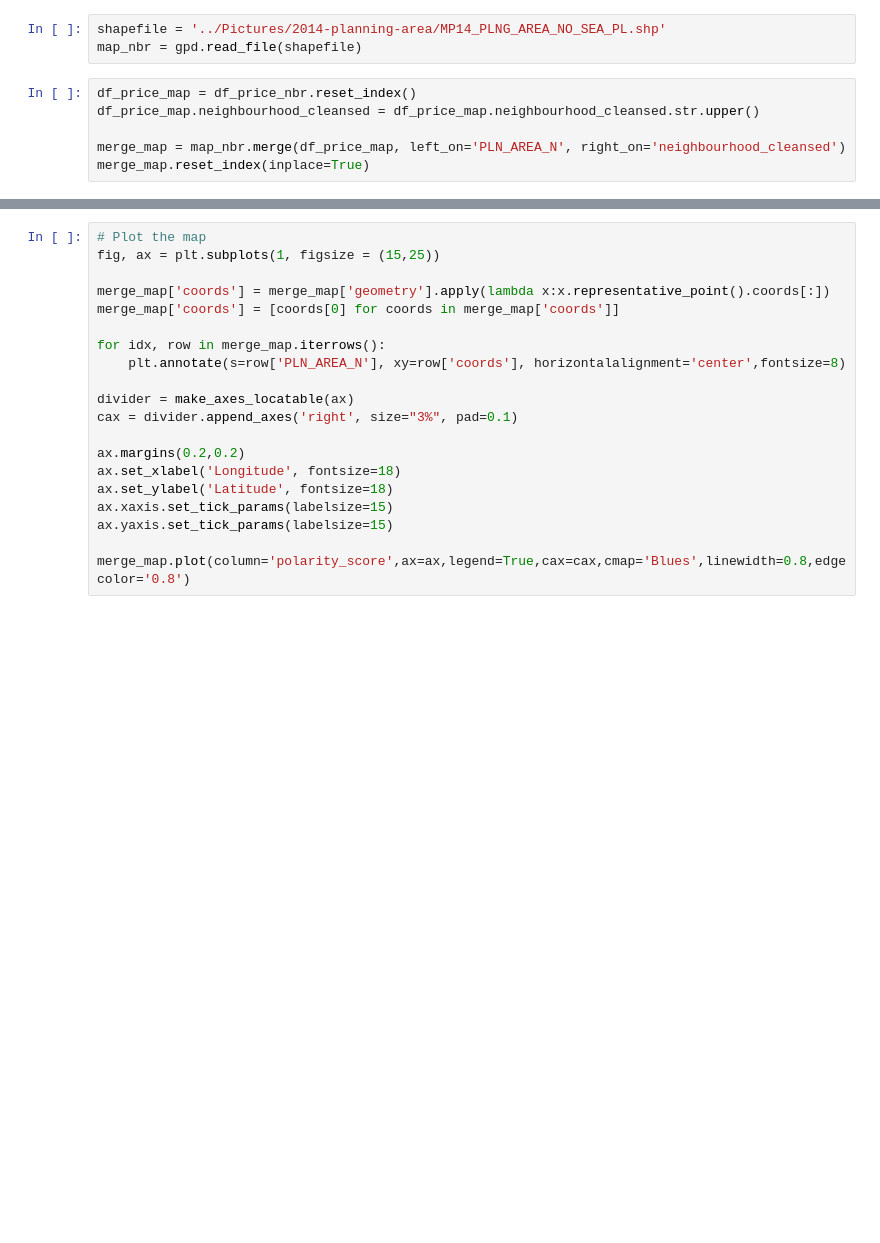
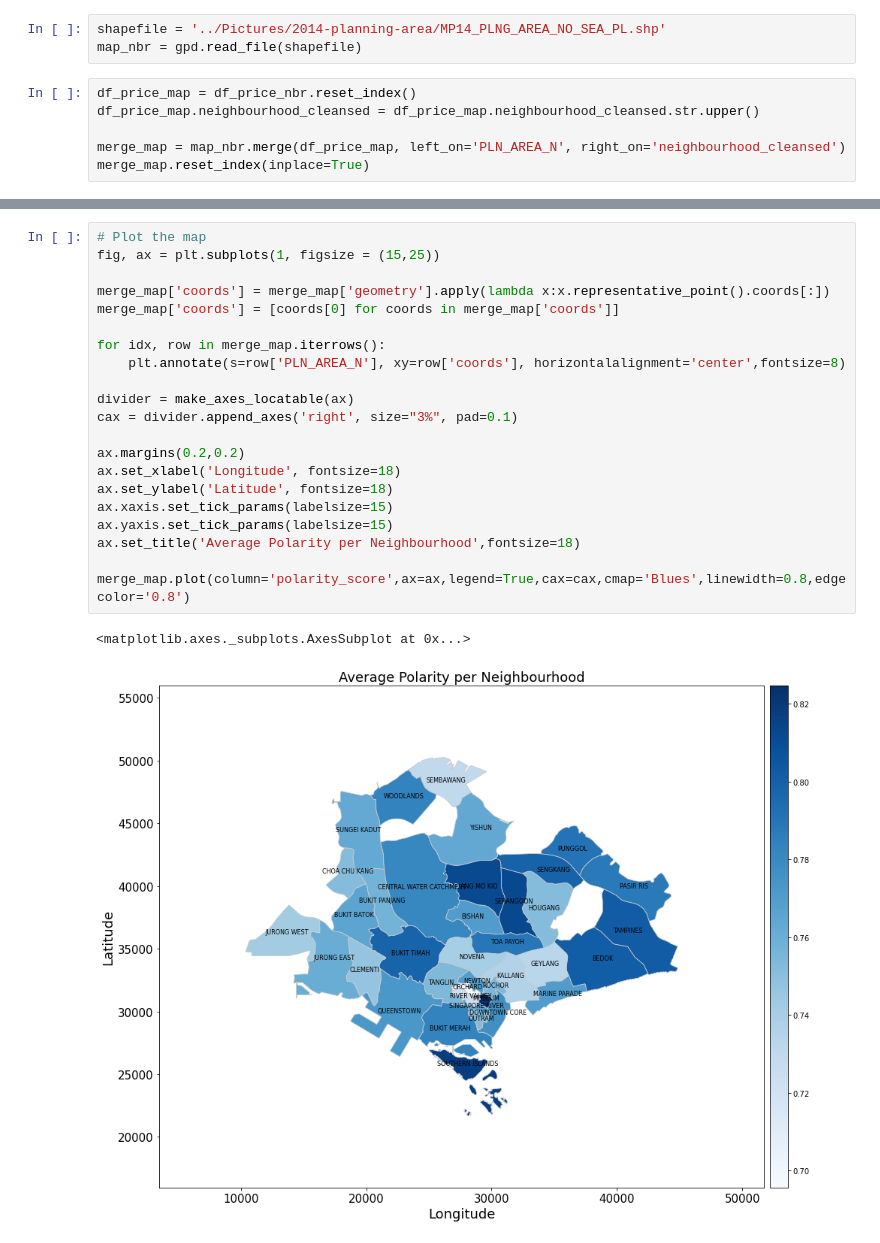
Before and after one commit to JT-H/Recommendation-System-for-Airbnb-Houses, a Jupyter notebook: EDA/Notebooks/EDA-1 & 5.ipynb, the cells around one changed output, grey strips where cells are left out. Saved outputs shown, nothing was run; the diff lists cells and outputs as text; blank space fills up the shorter version.

```diff
--- a/EDA/Notebooks/EDA-1 & 5.ipynb
+++ b/EDA/Notebooks/EDA-1 & 5.ipynb
@@ -317,23 +311,27 @@ merge_map.plot(column='price',ax=ax,legend=True,cax=cax,cmap='Blues',linewidth=0
 # %%
 # Plot the map
 fig, ax = plt.subplots(1, figsize = (15,25))
 
 merge_map['coords'] = merge_map['geometry'].apply(lambda x:x.representative_point().coords[:])
 merge_map['coords'] = [coords[0] for coords in merge_map['coords']]
 
 for idx, row in merge_map.iterrows():
     plt.annotate(s=row['PLN_AREA_N'], xy=row['coords'], horizontalalignment='center',fontsize=8)
 
 divider = make_axes_locatable(ax)
 cax = divider.append_axes('right', size="3%", pad=0.1)
 
 ax.margins(0.2,0.2)
 ax.set_xlabel('Longitude', fontsize=18)
 ax.set_ylabel('Latitude', fontsize=18)
 ax.xaxis.set_tick_params(labelsize=15)
 ax.yaxis.set_tick_params(labelsize=15)
+ax.set_title('Average Polarity per Neighbourhood',fontsize=18)
 
 merge_map.plot(column='polarity_score',ax=ax,legend=True,cax=cax,cmap='Blues',linewidth=0.8,edgecolor='0.8')
+# %% [output]
+<matplotlib.axes._subplots.AxesSubplot at 0x...>
+[figure, added]
 # %%
 # Plot the map
 fig, ax = plt.subplots(1, figsize = (15,25))
```
Also changed, not shown: parts of 17 cells of this notebook, 3 other files.
